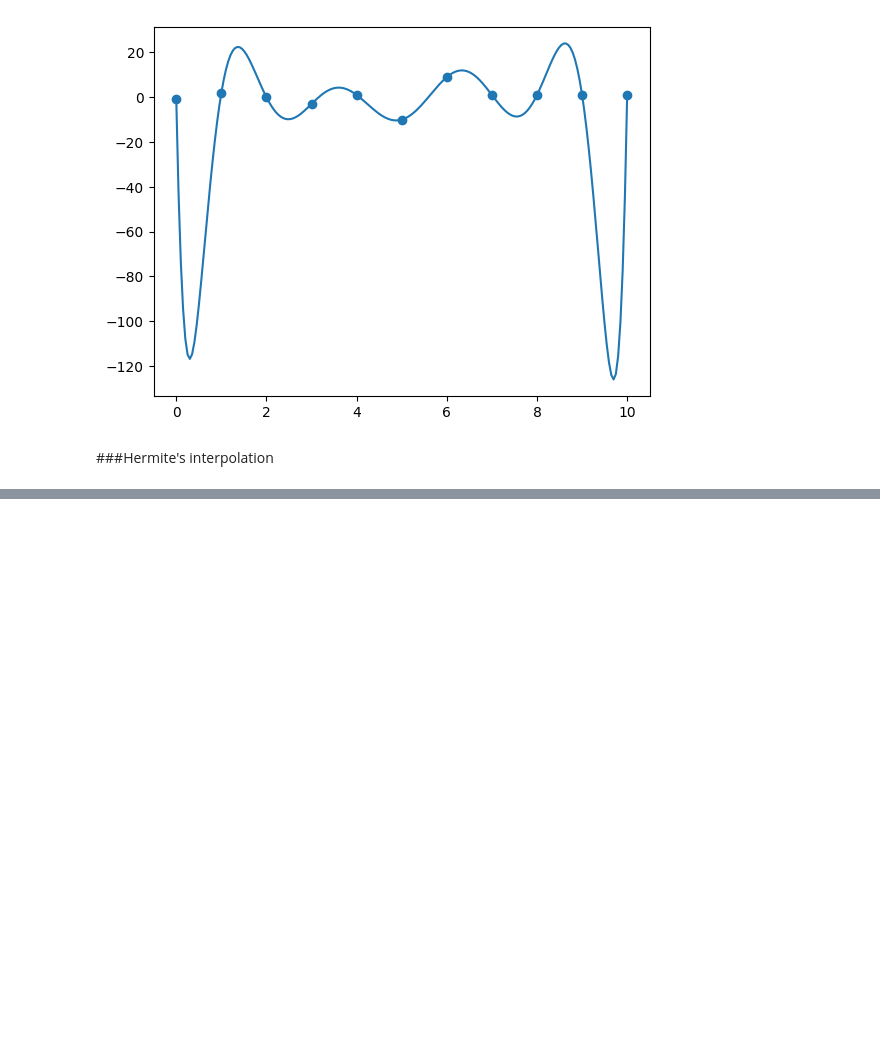
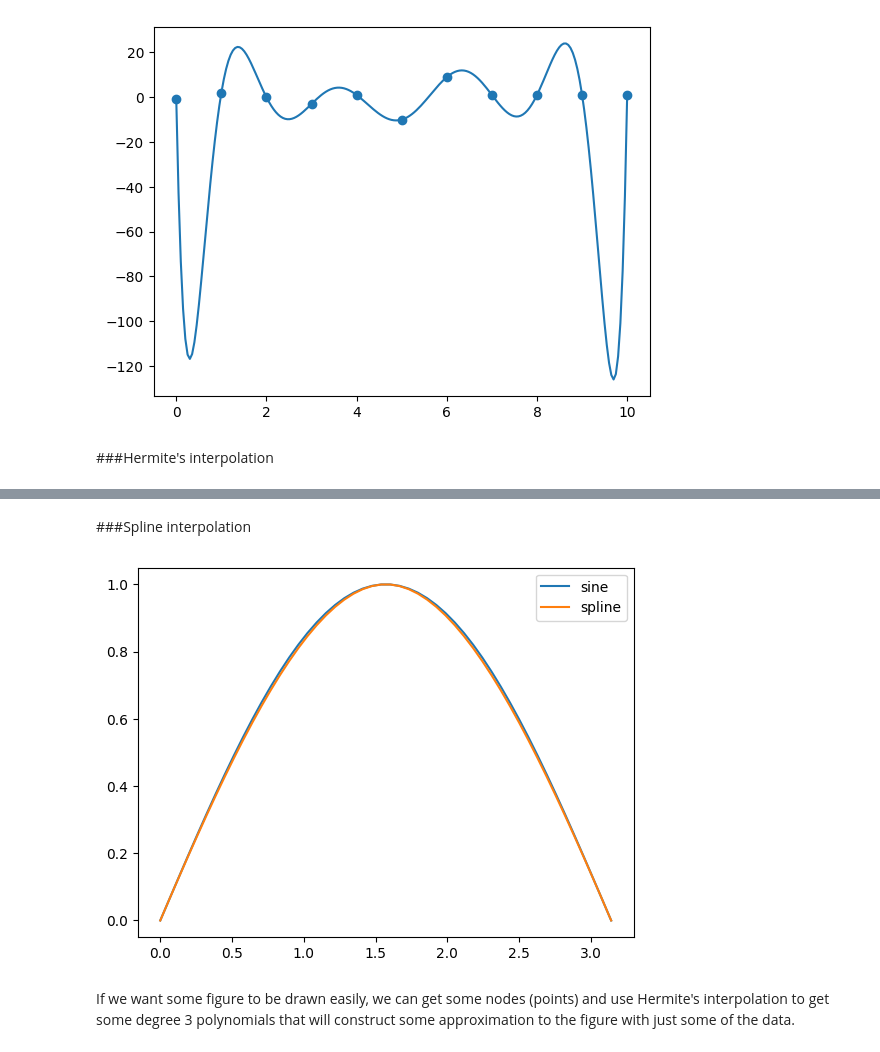
Before and after one commit to jcv00036/amn_p, a Jupyter notebook: Notebook.ipynb, the cells around one changed output, grey strips where cells are left out. Drawn from its saved outputs; the diff is of its cells as text; code cells hidden in the pictures; blank space fills up the shorter version.

```diff
--- a/Notebook.ipynb
+++ b/Notebook.ipynb
@@ -848,0 +933,28 @@ This can calculate a polynomial for a set of points with certain values for thei
+# %% [markdown]
+###Spline interpolation
+# %%
+def f(x):
+  return np.sin(x)
+
+def spline(t):
+  if 0<=t and t<=np.pi/2:
+    return hermiteInterpolation(t,[[0,0,1],[np.pi/2,1,0]])
+  elif t>= np.pi/2:
+    return hermiteInterpolation(t,[[np.pi/2,1,0],[np.pi,0,-1]])
+
+fig, ax = plt.subplots()
+
+t = np.linspace(0,np.pi,50)
+y = f(t)
+z = [spline(s) for s in t]
+
+ax.plot(t,y, label="sine")
+ax.plot(t,z, label="spline")
+
+ax.legend()
+
+plt.show()
+# %% [output]
+[figure, added]
+# %% [markdown]
+If we want some figure to be drawn easily, we can get some nodes (points) and use Hermite's interpolation to get some degree 3 polynomials that will construct some approximation to the figure with just some of the data.
```
Also changed, not shown: parts of 4 cells of this notebook.
